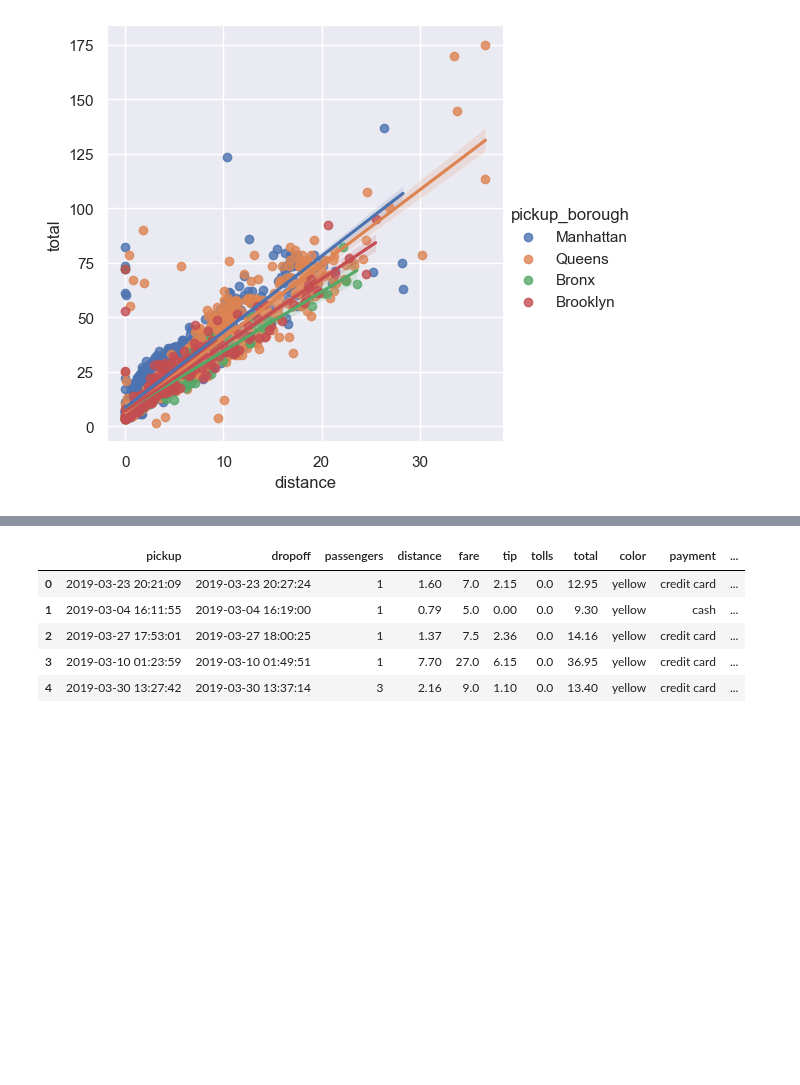
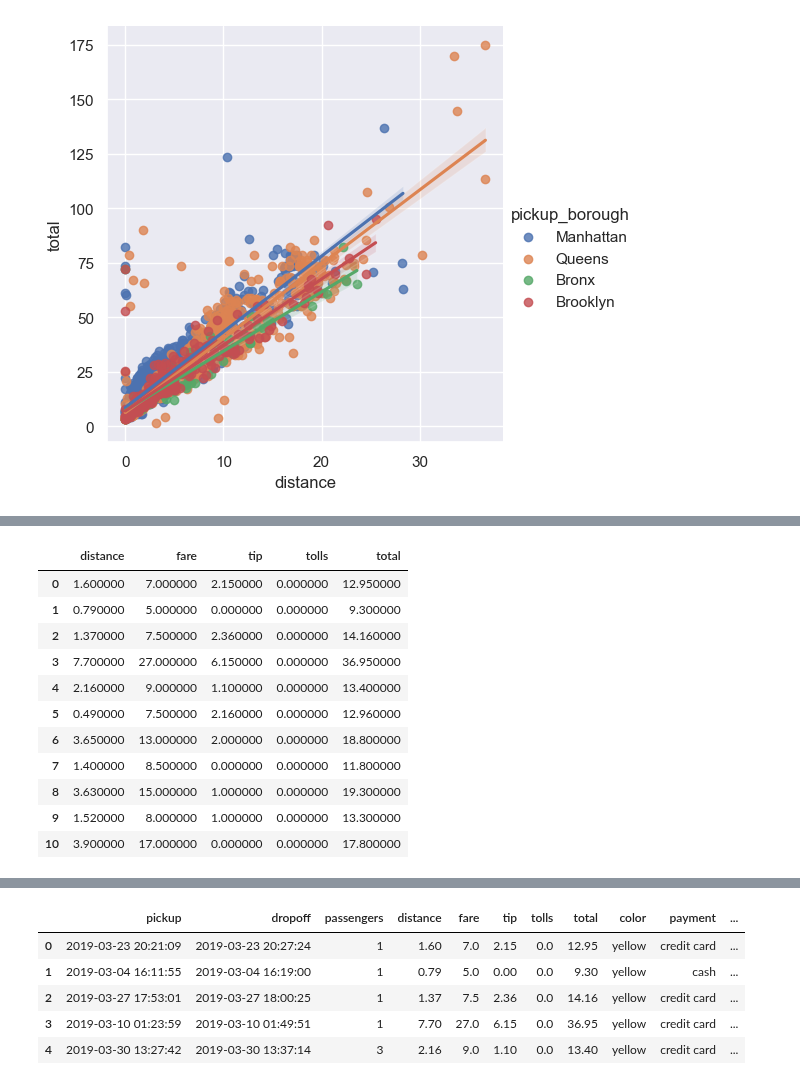
Before and after one commit to gbrs/ipython_notebook_probes, a Jupyter notebook: Probe.ipynb, the cells around one changed output, grey strips where cells are left out. Drawn from its saved outputs; the diff is of its cells as text; code cells hidden in the pictures; blank space fills up the shorter version.

```diff
--- a/Probe.ipynb
+++ b/Probe.ipynb
@@ -1259,0 +1275,4 @@ sns.lmplot(df, x='distance', y='total', hue = 'pickup_borough')
+# %%
+df.loc[:5, 'distance':'total'].style.set_properties(**{'background-color': 'black',
+                           'color': 'lawngreen',
+                           'border-color': 'white'})
@@ -1259,0 +1287,15 @@ sns.lmplot(df, x='distance', y='total', hue = 'pickup_borough')
+# %%
+df.loc[:10, 'distance':'total'].style.bar(subset=['distance'])
+# %% [output]
+|  | distance | fare | tip | tolls | total |
+| 0 | 1.600000 | 7.000000 | 2.150000 | 0.000000 | 12.950000 |
+| 1 | 0.790000 | 5.000000 | 0.000000 | 0.000000 | 9.300000 |
+| 2 | 1.370000 | 7.500000 | 2.360000 | 0.000000 | 14.160000 |
+| 3 | 7.700000 | 27.000000 | 6.150000 | 0.000000 | 36.950000 |
+| 4 | 2.160000 | 9.000000 | 1.100000 | 0.000000 | 13.400000 |
+| 5 | 0.490000 | 7.500000 | 2.160000 | 0.000000 | 12.960000 |
+| 6 | 3.650000 | 13.000000 | 2.000000 | 0.000000 | 18.800000 |
+| 7 | 1.400000 | 8.500000 | 0.000000 | 0.000000 | 11.800000 |
+| 8 | 3.630000 | 15.000000 | 1.000000 | 0.000000 | 19.300000 |
+| 9 | 1.520000 | 8.000000 | 1.000000 | 0.000000 | 13.300000 |
+| 10 | 3.900000 | 17.000000 | 0.000000 | 0.000000 | 17.800000 |
```
Also changed, not shown: parts of 4 cells of this notebook.
